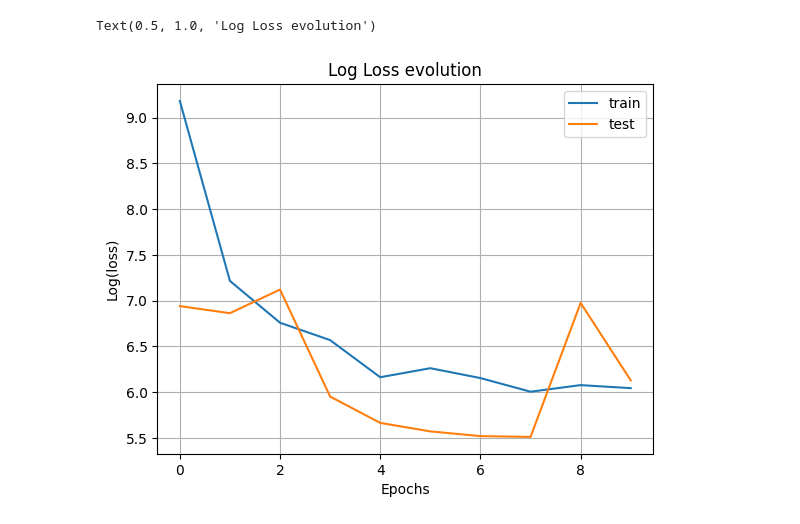
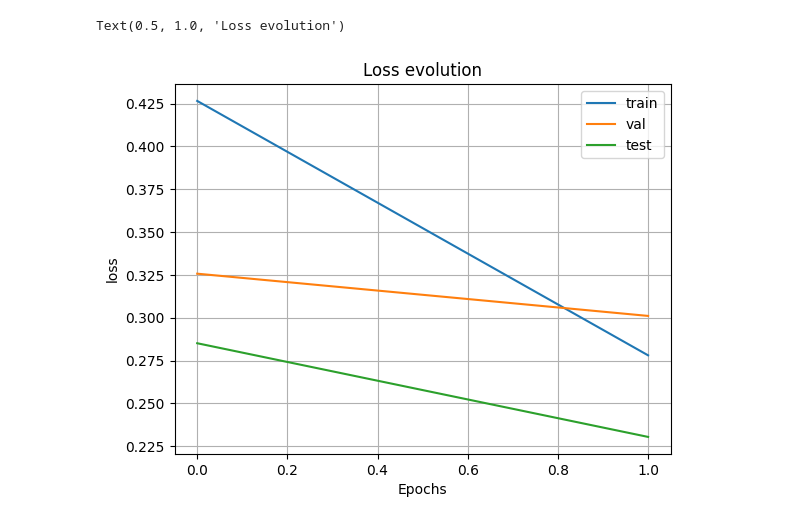
Before and after one commit to JadBh/Machine-Learning-for-Predictive-Maintenance-project, a Jupyter notebook: project_code_V1.ipynb, the cells around one changed output. Cells and saved outputs as stored; diff of their text form; code cells hidden in the pictures.

```diff
--- a/project_code_V1.ipynb
+++ b/project_code_V1.ipynb
@@ -213,0 +457,8 @@ See the caveats in the documentation: https://pandas.pydata.org/pandas-docs/stab
+# %%
+print("OG test columns: ", df_test.columns.to_list())
+print("OG test columns length: ", len(df_test.columns.to_list()))
+df_test.drop(columns=df_test.loc[:, 'machine_on':'equilibrium_short_circuit_mode'].columns, inplace=True)
+df_test.drop(['index'], axis = 1, inplace=True)
+print("final test columns:       ", df_test.columns.to_list())
+print("final test columns lengthL", len(df_test.columns.to_list()))
+df_test.sample(3)
@@ -328,21 +638,26 @@ test dataloader dataset length:  6207
 # %%
 class DenseAutoencoder(nn.Module):
 
-    def __init__(self, input_dim):
+    def __init__(self, input_dim, dropout_rate = 0.5):
         super(DenseAutoencoder, self).__init__()
         self.encoder = nn.Sequential(
             nn.Linear(input_dim, 512),
             nn.ReLU(),
+            nn.Dropout(dropout_rate),
             nn.Linear(512, 128),
             nn.ReLU(),
-            nn.Linear(128, 32),
+            nn.Dropout(dropout_rate),
+            nn.Linear(128, 12),     # 64
+            nn.LayerNorm(12)
             )
 
         self.decoder = nn.Sequential(
-            nn.Linear(32,128),
+            nn.Linear(12,128),
             nn.ReLU(),
+            nn.Dropout(dropout_rate),
             nn.Linear(128, 512),
             nn.ReLU(),
+            nn.Dropout(dropout_rate),
             nn.Linear(512, input_dim)
             # nn.Sigmoid()
             )
@@ -436,11 +721,22 @@ loss_fn = nn.MSELoss()
 # %%
-%%time
 train_loss_evol = []
+val_loss_evol = []
 test_loss_evol = []
+test_predictions = []
+
 for epoch in range(epochs):
     print(f"Epoch {epoch+1}\n-------------------------------")
+
+    # Training loop
     train_loss_evol.append(train_loop(train_dataloader, model, loss_fn, optimizer))
-    test_loss_evol.append(test_loop(test_dataloader, model, loss_fn))
+
+    # Validation loop
+    val_loss, _ = test_loop(val_dataloader, model, loss_fn)
+    val_loss_evol.append(val_loss)
+
+    # Test loop
+    test_loss, _ = test_loop(test_dataloader, model, loss_fn)
+    test_loss_evol.append(test_loss)
 # %% [output]
 Epoch 1
 -------------------------------
@@ -469,11 +751,12 @@ Train Loss: 524.038
 # %%
-plt.plot(np.log(train_loss_evol), label = 'train')
-plt.plot(np.log(test_loss_evol), label = 'test')
+plt.plot((train_loss_evol), label = 'train')
+plt.plot((val_loss_evol), label = 'val')
+plt.plot((test_loss_evol), label = 'test')
 plt.legend()
 plt.grid()
-plt.ylabel('Log(loss)')
+plt.ylabel('loss')
 plt.xlabel('Epochs')
-plt.title('Log Loss evolution')
+plt.title('Loss evolution')
 # %% [output]
-Text(0.5, 1.0, 'Log Loss evolution')
+Text(0.5, 1.0, 'Loss evolution')
-[figure, old version]
+[figure, new version]
```
Also changed, not shown: parts of 51 cells of this notebook.
